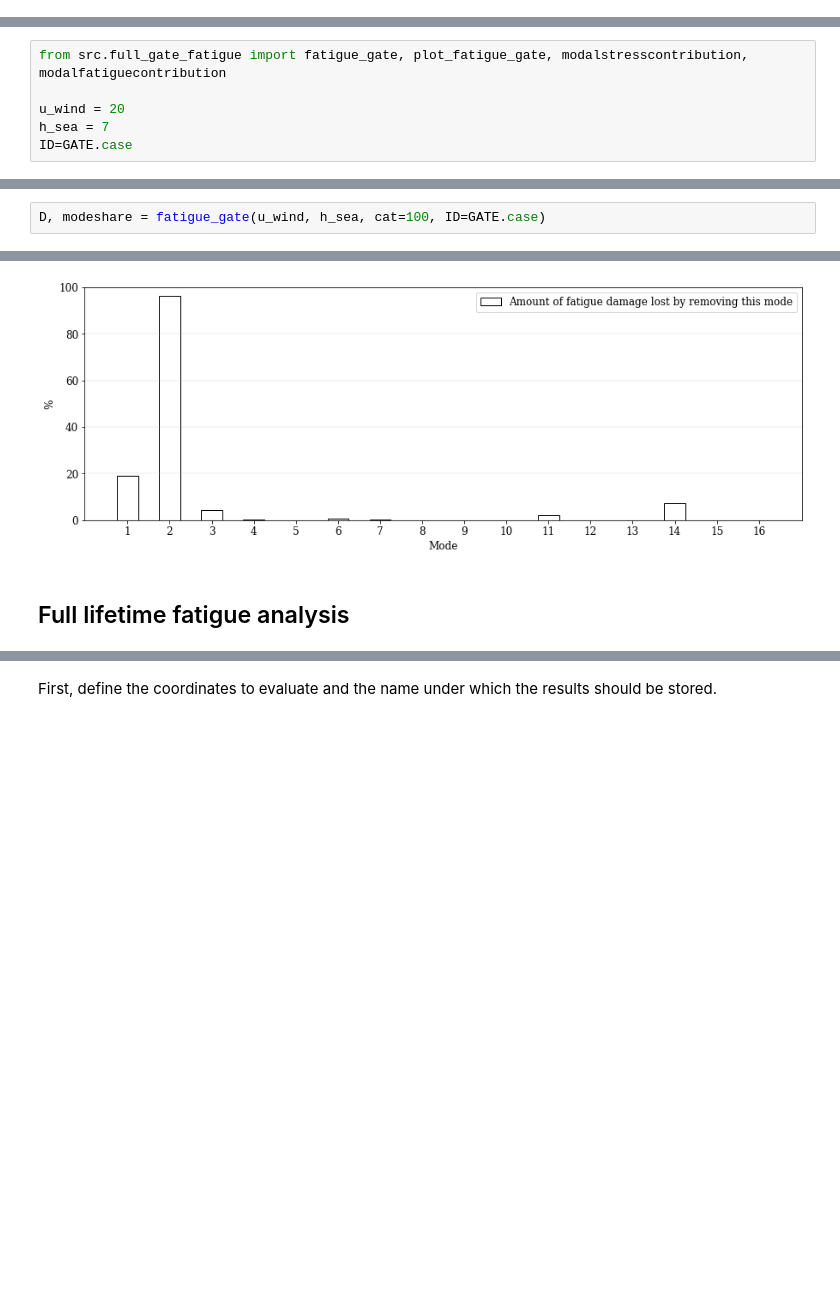
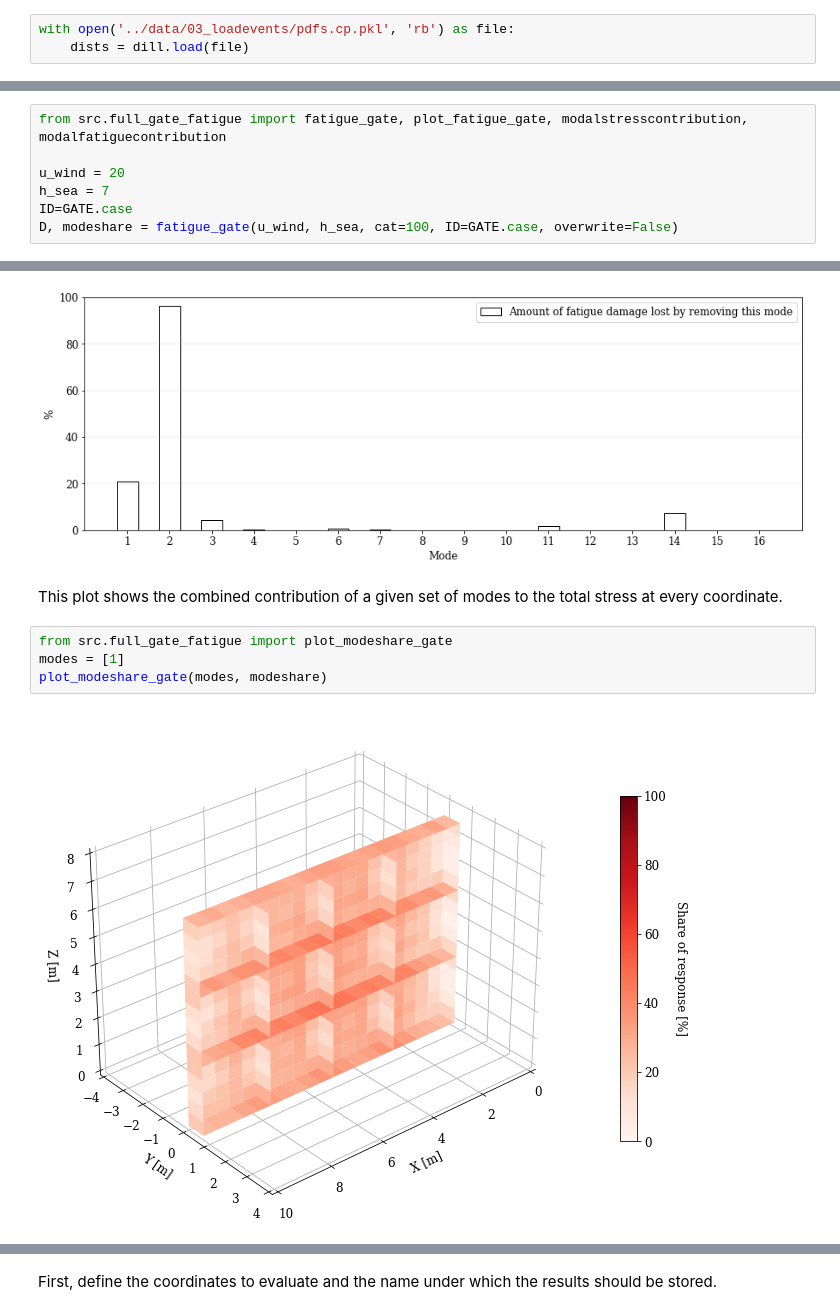
Before and after one commit to JKleiberg/floodgate-fatigue, a Jupyter notebook: notebooks/Base Model.ipynb, the cells around one changed output, grey strips where cells are left out. Cells and saved outputs as stored; diff of their text form; blank space fills up the shorter version.

```diff
--- a/notebooks/Base Model.ipynb
+++ b/notebooks/Base Model.ipynb
@@ -131,6 +98,9 @@ Integral of convoluted pdf: 1.001
 [figure]
 # %% [markdown]
 The probability distributions are then integrated into discrete sections, whose expected values will represent the properties of the discrete load cases. The probability of occurrence is found by integrating the probability density over the area of the segment.
+# %%
+with open('../data/03_loadevents/pdfs.cp.pkl', 'rb') as file:
+    dists = dill.load(file)
 # %%
 fig1, u_bins, h_bins, cases = binning(dists, h_res=0.1, u_res=1)
 fig1
@@ -158,3 +236,4 @@ from src.full_gate_fatigue import fatigue_gate, plot_fatigue_gate, modalstressco
 u_wind = 20
 h_sea = 7
 ID=GATE.case
+D, modeshare = fatigue_gate(u_wind, h_sea, cat=100, ID=GATE.case, overwrite=False)
@@ -161,2 +241,0 @@ ID=GATE.case
-# %%
-D, modeshare = fatigue_gate(u_wind, h_sea, cat=100, ID=GATE.case)
@@ -180,5 +268,11 @@ fig, shares = modalfatiguecontribution(u_wind, h_sea, max_coords, cat=100, save=
 fig
 # %% [output]
 [figure]
-# %% [markdown]
-## Full lifetime fatigue analysis
+# %% [markdown]
+This plot shows the combined contribution of a given set of modes to the total stress at every coordinate.
+# %%
+from src.full_gate_fatigue import plot_modeshare_gate
+modes = [1]
+plot_modeshare_gate(modes, modeshare)
+# %% [output]
+[figure, added]
```
Also changed, not shown: parts of 23 cells of this notebook, 1 other file.
